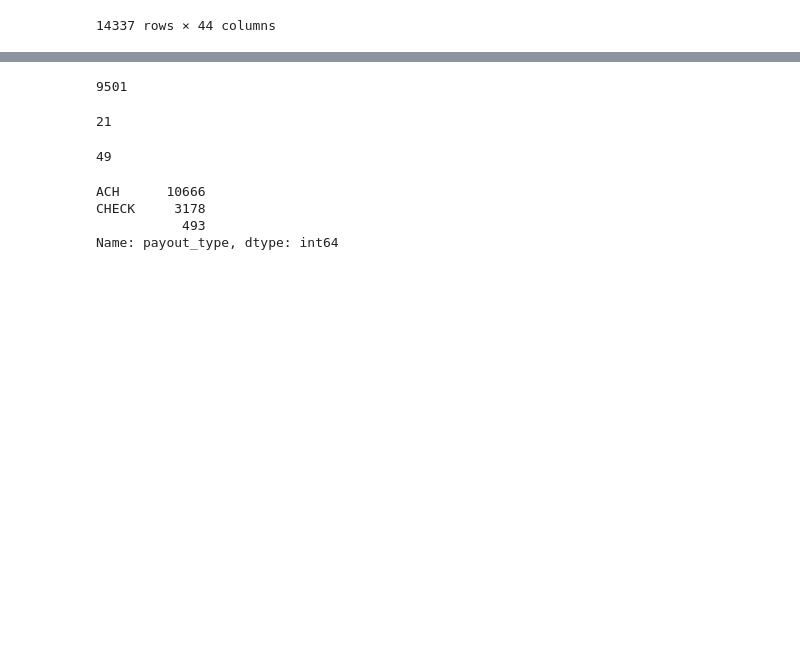
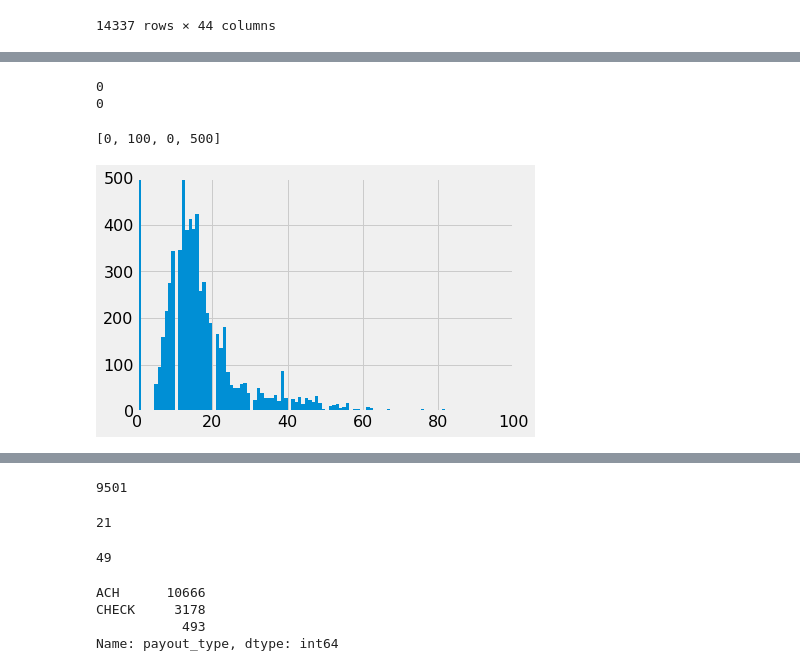
Before and after one commit to taylorjbritt/fraudcasestudy, a Jupyter notebook: notebooks/fraud-case-study-AK.ipynb, the cells around one changed output, grey strips where cells are left out. Saved outputs shown, nothing was run; the diff lists cells and outputs as text; code cells hidden in the pictures; blank space fills up the shorter version.

```diff
--- a/notebooks/fraud-case-study-AK.ipynb
+++ b/notebooks/fraud-case-study-AK.ipynb
@@ -121,3 +121,5 @@ df_asa.head()
 | 2 | y | DRDP (2010) Teacher Training | 28 | 19 | 4 | 787337 | <p><a href="http://www.desiredres... | 0.0 | University Preparation School in ... | ... |
 | 3 | y | ITTA Affiliation 2013 | 21 | 39 | 16 | 885645 |  | 0.0 |  | ... |
 | 4 | y | Self Defense for Writers and Film... | 66 | 30 | 0 | 1114349 | <p><font face="Arial"><font size=... | 0.0 | Arts & Business Council of Greate... | ... |
+# %%
+df_asa['previous_payout_count'] = [len(df_asa.previous_payouts[i]) for i in range(len(df_asa))]
@@ -123,0 +135,18 @@ df_asa.head()
+# %%
+print(df_asa['org_facebook'].isnull().sum())
+print(df_asa['org_twitter'].isnull().sum())
+# %% [output]
+0
+0
+# %%
+df_asa['org_facebook'].fillna(value=0, inplace=True)
+df_asa['org_twitter'].fillna(value=0, inplace=True)
+# %%
+df_asa['org_facebook_exists'] = [0 if df_asa['org_facebook'][i]==0 else 1 for i in range(len(df_asa))]
+df_asa['org_twitter_exists'] = [0 if df_asa['org_twitter'][i]==0 else 1 for i in range(len(df_asa))]
+# %%
+plt.hist(df_asa['org_facebook'], bins=100);
+plt.axis([0, 100, 0, 500])
+# %% [output]
+[0, 100, 0, 500]
+[figure, added]
```
Also changed, not shown: parts of 10 cells of this notebook, 6 other files.
